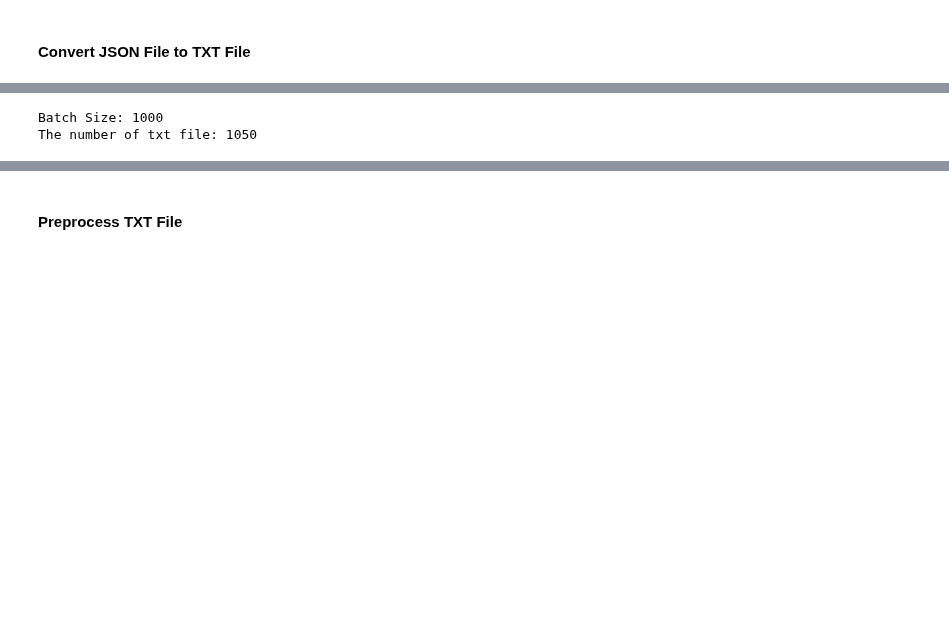
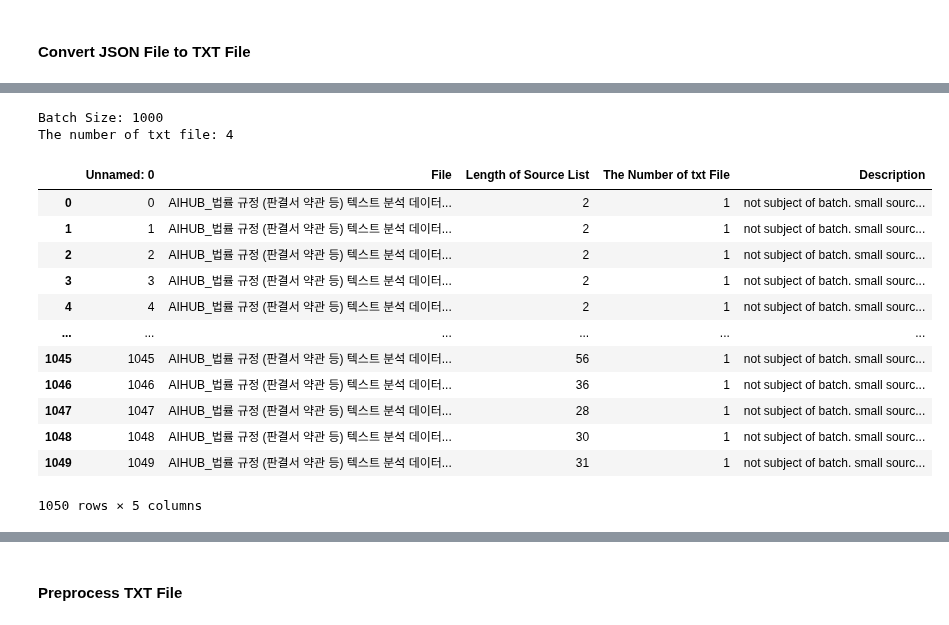
Before and after one commit to minseok0809/korean-sentence-segementation, a Jupyter notebook: sentence-segmentation/aihub_json_parsing_legal_regulations_(such_as_terms_and_conditions_of_judgment)_text_analysis_data.ipynb, the cells around one changed output, grey strips where cells are left out. Drawn from its saved outputs; the diff is of its cells as text; code cells hidden in the pictures; blank space fills up the shorter version.

```diff
--- a/sentence-segmentation/aihub_json_parsing_legal_regulations_(such_as_terms_and_conditions_of_judgment)_text_analysis_data.ipynb
+++ b/sentence-segmentation/aihub_json_parsing_legal_regulations_(such_as_terms_and_conditions_of_judgment)_text_analysis_data.ipynb
@@ -326,9 +363,26 @@ The numnber of preprocessing corpus: 8400
 # %%
 batch_size = 1000
-the_number_of_txt_file, the_number_of_txt_file_list = count_number_of_txt_file_with_batch_list(valid_file_list, batch_size)
+the_number_of_txt_file, the_number_of_txt_file_list, source_file_by_batch_df = count_number_of_txt_file_with_batch_list(valid_file_list, batch_size)
 # %% [output]
 Batch Size: 1000
-The number of txt file: 1050
+The number of txt file: 4
+# %%
+source_file_by_batch_valid_df = pd.read_excel('source_file_by_batch_list/legal_regulations_(such_as_terms_and_conditions_of_judgment)_text_analysis_data_valid.xlsx', engine='openpyxl')
+source_file_by_batch_valid_df
+# %% [output]
+|  | Unnamed: 0 | File | Length of Source List | The Number of txt File | Description |
+| 0 | 0 | AIHUB_법률 규정 (판결서 약관 등) 텍스트 분석 데이터... | 2 | 1 | not subject of batch. small sourc... |
+| 1 | 1 | AIHUB_법률 규정 (판결서 약관 등) 텍스트 분석 데이터... | 2 | 1 | not subject of batch. small sourc... |
+| 2 | 2 | AIHUB_법률 규정 (판결서 약관 등) 텍스트 분석 데이터... | 2 | 1 | not subject of batch. small sourc... |
+| 3 | 3 | AIHUB_법률 규정 (판결서 약관 등) 텍스트 분석 데이터... | 2 | 1 | not subject of batch. small sourc... |
+| 4 | 4 | AIHUB_법률 규정 (판결서 약관 등) 텍스트 분석 데이터... | 2 | 1 | not subject of batch. small sourc... |
+| ... | ... | ... | ... | ... | ... |
+| 1045 | 1045 | AIHUB_법률 규정 (판결서 약관 등) 텍스트 분석 데이터... | 56 | 1 | not subject of batch. small sourc... |
+| 1046 | 1046 | AIHUB_법률 규정 (판결서 약관 등) 텍스트 분석 데이터... | 36 | 1 | not subject of batch. small sourc... |
+| 1047 | 1047 | AIHUB_법률 규정 (판결서 약관 등) 텍스트 분석 데이터... | 28 | 1 | not subject of batch. small sourc... |
+| 1048 | 1048 | AIHUB_법률 규정 (판결서 약관 등) 텍스트 분석 데이터... | 30 | 1 | not subject of batch. small sourc... |
+| 1049 | 1049 | AIHUB_법률 규정 (판결서 약관 등) 텍스트 분석 데이터... | 31 | 1 | not subject of batch. small sourc... |
+1050 rows × 5 columns
 # %%
 batch_size = 1000
 write_jsontext_to_txt_file_with_batch_list(valid_file_list, valid_text_file_path_list,
```
Also changed, not shown: parts of 21 cells of this notebook, 14 other files.
